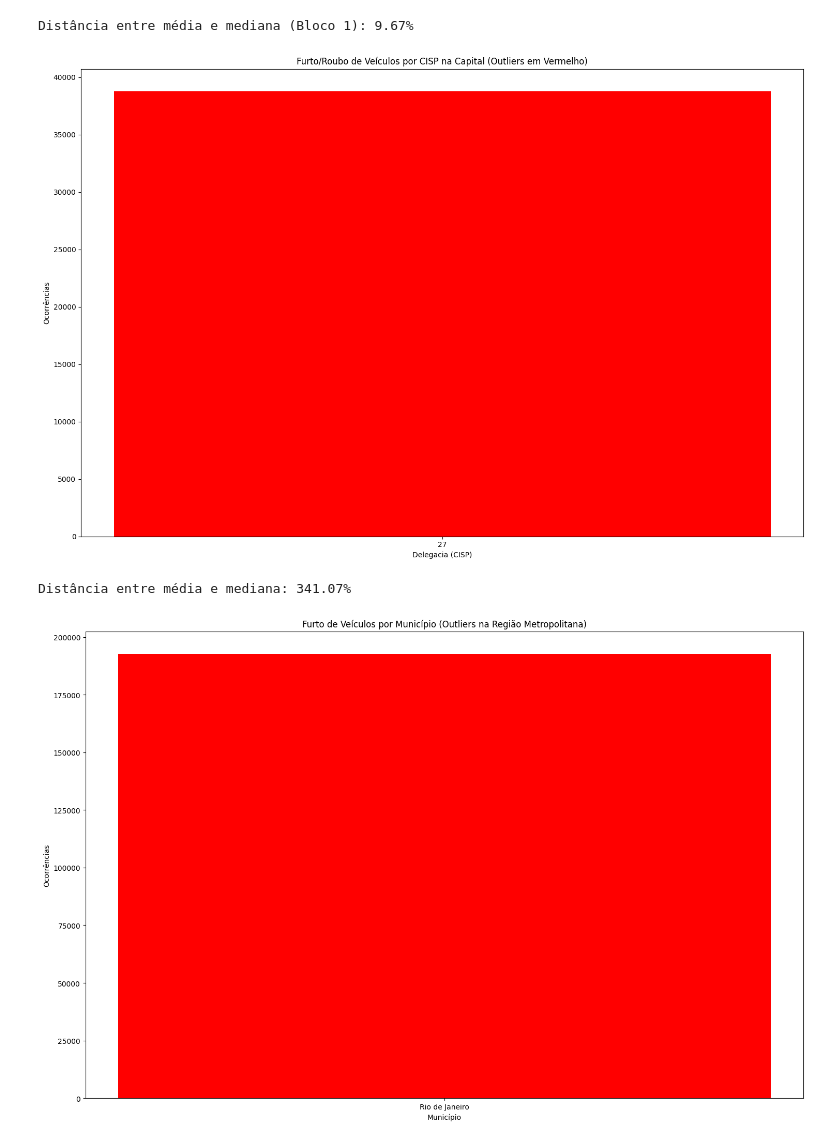
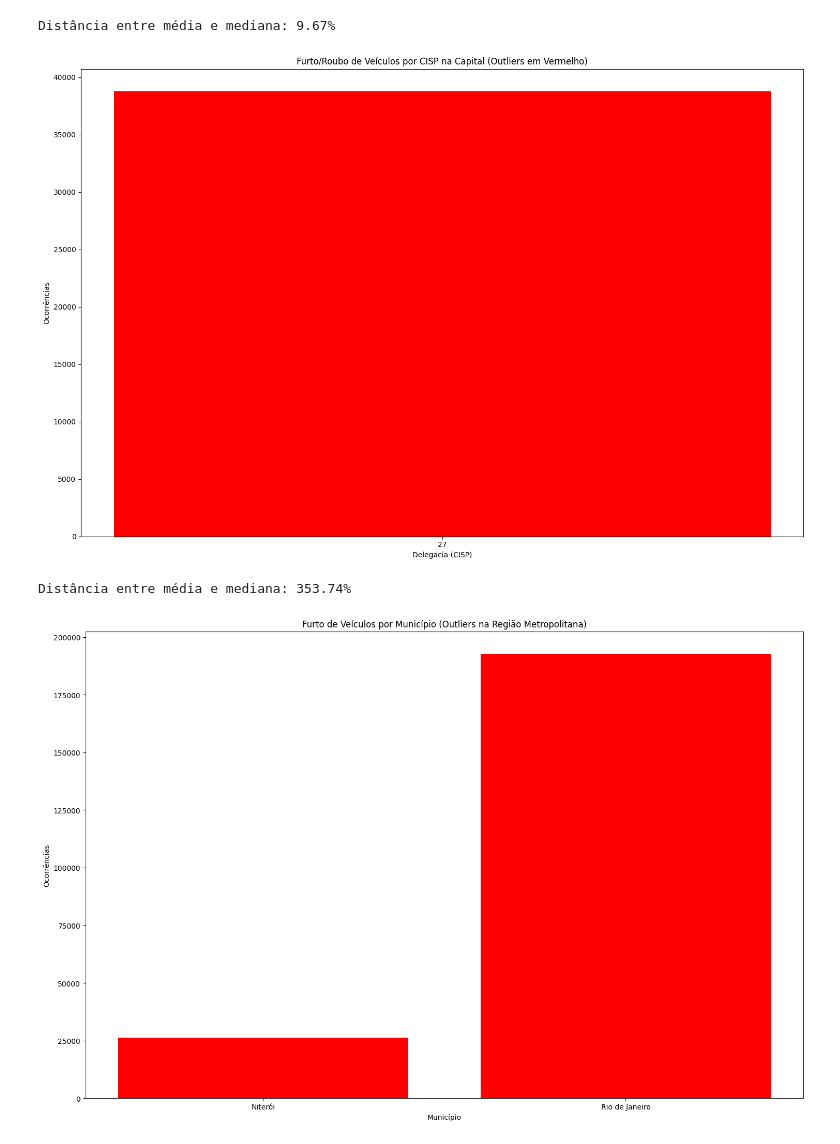
Before and after one commit to MatheusVieira12/Repo_Senac, a Jupyter notebook: atividades/atv_DP.ipynb, the cells around one changed output. Drawn from its saved outputs; the diff is of its cells as text; code cells hidden in the pictures.

```diff
--- a/atividades/atv_DP.ipynb
+++ b/atividades/atv_DP.ipynb
@@ -4,8 +4,7 @@ import numpy as np
 import matplotlib.pyplot as plt
 
 
-url = 'https://www.ispdados.rj.gov.br/Arquivos/BaseDPEvolucaoMensalCisp.csv'
-BaseDP = pd.read_csv(url, sep=';', encoding='latin1')
+BaseDP = pd.read_csv('https://www.ispdados.rj.gov.br/Arquivos/BaseDPEvolucaoMensalCisp.csv', sep=';', encoding='latin1')
 
 
 capital = BaseDP[BaseDP['munic'] == 'Rio de Janeiro'].copy()
@@ -33,46 +32,65 @@ plt.ylabel('Ocorrências')
 plt.tight_layout()
 plt.show()
 # %% [output]
-Distância entre média e mediana (Bloco 1): 9.67%
+Distância entre média e mediana: 9.67%
 [figure]
 # %%
 
-metropolitana = ['Rio de Janeiro', 'Niterói', 'São Gonçalo', 'Duque de Caxias', 'Nova Iguaçu', 'Belford Roxo',
-                 'São João de Meriti', 'Mesquita', 'Queimados', 'Itaguaí', 'Magé', 'Guapimirim', 'Japeri',
-                 'Seropédica', 'Nilópolis']
+metropolitana = ["Belford Roxo",
+    "Cachoeira de Macacu",
+    "Duque de Caxias",
+    "Guapimirim",
+    "Itaboraí",
+    "Itaguaí",
+    "Japeri",
+    "Magé",
+    "Maricá",
+    "Mesquita",
+    "Niterói",
+    "Nilópolis",
+    "Nova Iguaçu",
+    "Paracambi",
+    "Queimados",
+    "Rio Bonito",
+    "Rio de Janeiro",
+    "São Gonçalo",
+    "São João de Meriti",
+    "Seropédica",
+    "Tanguá",
+    "Petrópolis" ]
 
 
 furto_mun = BaseDP[BaseDP['munic'].isin(metropolitana)].copy()
 
 
 grupo_mun = furto_mun.groupby('munic')['furto_veiculos'].sum().reset_index()
 
 
 valores = np.array(grupo_mun['furto_veiculos'])
 q1 = np.percentile(valores, 25)
 q3 = np.percentile(valores, 75)
 iqr = q3 - q1
 limite_inferior = q1 - 1.5 * iqr
 limite_superior = q3 + 1.5 * iqr
 media_veiculos = np.mean(valores)
 mediana_veiculos = np.median(valores)
 distancia = (media_veiculos - mediana_veiculos) / mediana_veiculos
 print(f'Distância entre média e mediana: {distancia * 100:.2f}%')
 
 
 outliers_mun = grupo_mun[grupo_mun['furto_veiculos'] > limite_superior]
 
 # Gráfico
 plt.figure(figsize=(15, 10))
 plt.bar(outliers_mun['munic'], outliers_mun['furto_veiculos'], color='red')
 plt.title('Furto de Veículos por Município (Outliers na Região Metropolitana)')
 plt.xlabel('Município')
 plt.ylabel('Ocorrências')
 plt.tight_layout()
 plt.show()
 # %% [output]
-Distância entre média e mediana: 341.07%
+Distância entre média e mediana: 353.74%
-[figure, old version]
+[figure, new version]
 # %%
 # Converter a coluna 'ano' para numérica
 BaseDP['ano'] = pd.to_numeric(BaseDP['ano'], errors='coerce')
```
Also changed, not shown: parts of 4 cells of this notebook, 1 other file.
